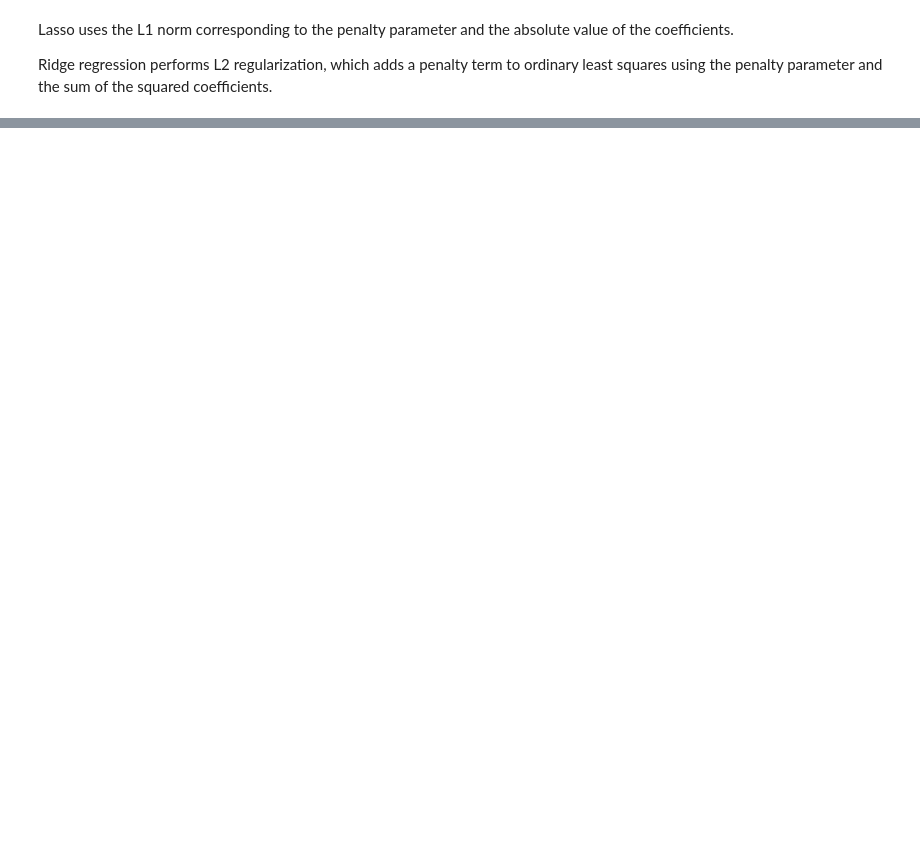
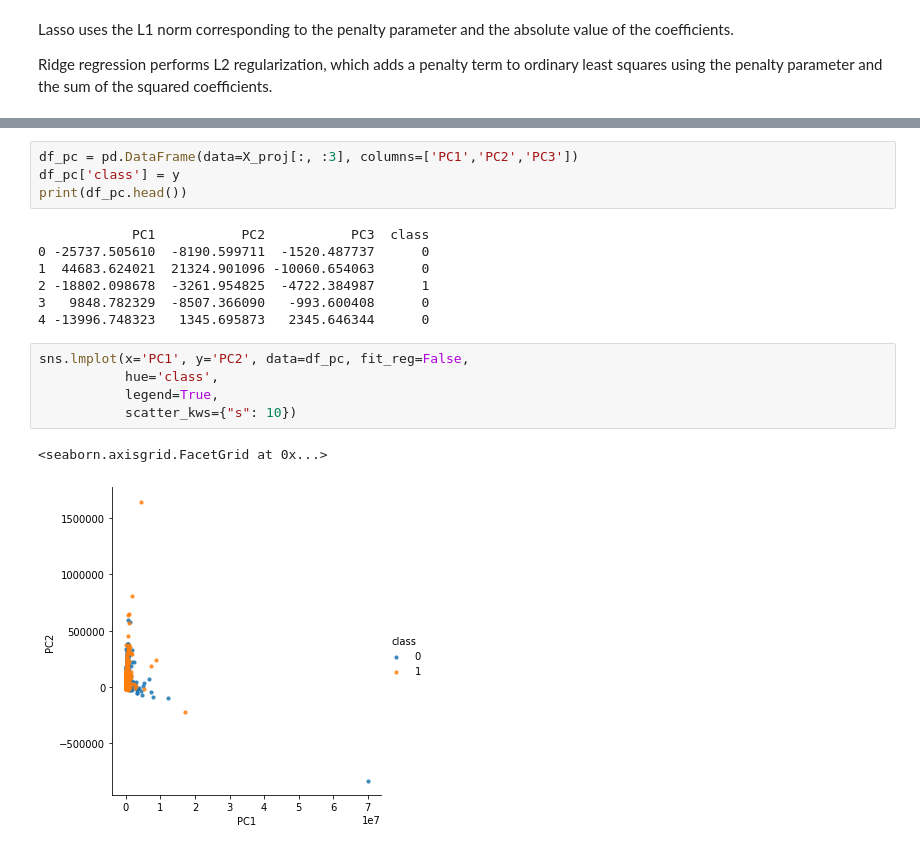
Before and after one commit to woosa7/PythonDataAnalytics, a Jupyter notebook: pystudy/DCamp0600_Preparing for Machine Learning.ipynb, the cells around one changed output, grey strips where cells are left out. Saved outputs shown, nothing was run; the diff lists cells and outputs as text; blank space fills up the shorter version.

```diff
--- a/pystudy/DCamp0600_Preparing for Machine Learning.ipynb
+++ b/pystudy/DCamp0600_Preparing for Machine Learning.ipynb
@@ -462,0 +587,19 @@ print(mean_squared_error(y_true=y_test, y_pred=ridge.predict(X_test)))
+# %%
+df_pc = pd.DataFrame(data=X_proj[:, :3], columns=['PC1','PC2','PC3'])
+df_pc['class'] = y
+print(df_pc.head())
+# %% [output]
+            PC1           PC2           PC3  class
+0 -25737.505610  -8190.599711  -1520.487737      0
+1  44683.624021  21324.901096 -10060.654063      0
+2 -18802.098678  -3261.954825  -4722.384987      1
+3   9848.782329  -8507.366090   -993.600408      0
+4 -13996.748323   1345.695873   2345.646344      0
+# %%
+sns.lmplot(x='PC1', y='PC2', data=df_pc, fit_reg=False,
+           hue='class',
+           legend=True,
+           scatter_kws={"s": 10})
+# %% [output]
+<seaborn.axisgrid.FacetGrid at 0x...>
+[figure, added]
```
Also changed, not shown: parts of 42 cells of this notebook, 2 other files.
